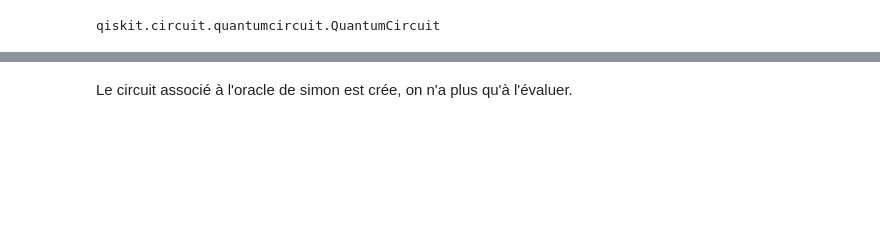
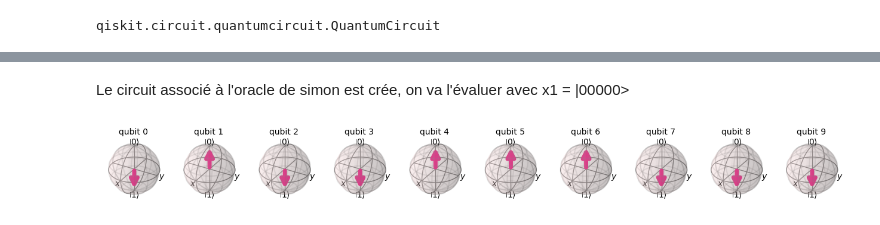
Before and after one commit to RAPHCVR/IQ, a Jupyter notebook: TP3/tp3.ipynb, the cells around one changed output, grey strips where cells are left out. Drawn from its saved outputs; the diff is of its cells as text; code cells hidden in the pictures; blank space fills up the shorter version.

```diff
--- a/TP3/tp3.ipynb
+++ b/TP3/tp3.ipynb
@@ -226,5 +286,9 @@ interfaced_circuit.draw()
 # %% [markdown]
-Le circuit associé à l'oracle de simon est crée, on n'a plus qu'à l'évaluer.
+Le circuit associé à l'oracle de simon est crée, on va l'évaluer avec x1 = |00000>
+# %%
+interfaced_circuit.vizbloch()
+# %% [output]
+[figure, added]
 # %%
 interfaced_circuit.vizcounts()
 # %% [output]
```
Also changed, not shown: parts of 20 cells of this notebook.
